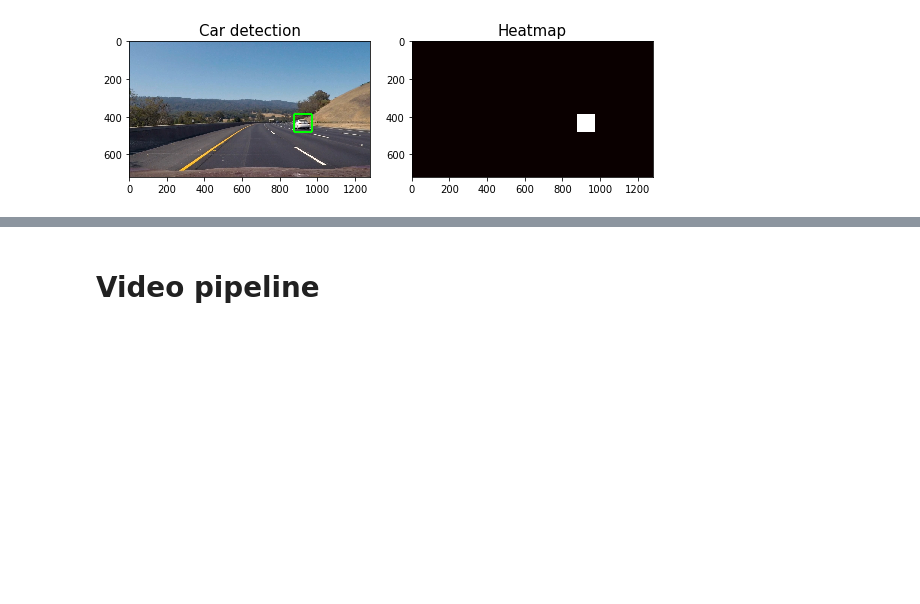
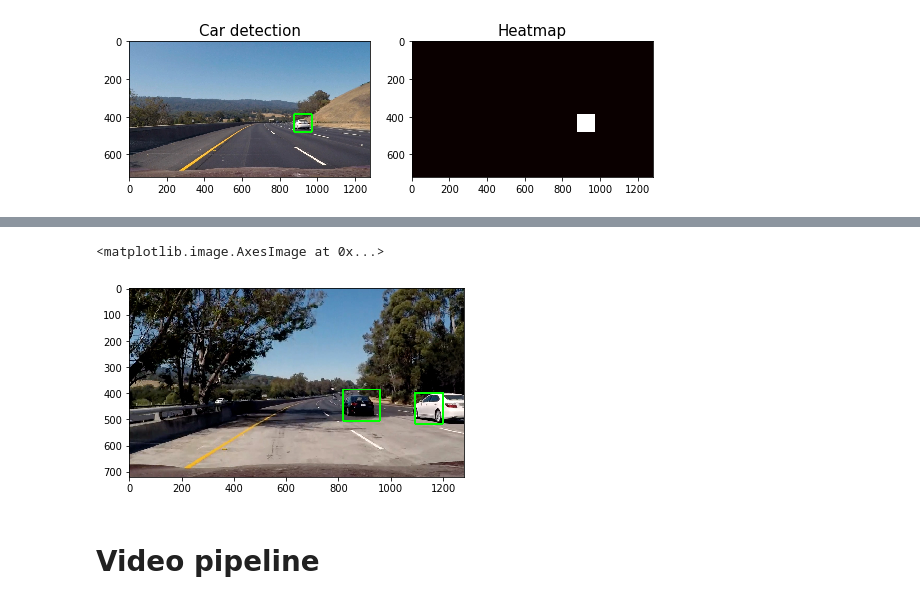
Before and after one commit to codeforlife22/Carnd-term1-p5, a Jupyter notebook: car_detection.ipynb, the cells around one changed output, grey strips where cells are left out. Saved outputs shown, nothing was run; the diff lists cells and outputs as text; code cells hidden in the pictures; blank space fills up the shorter version.

```diff
--- a/car_detection.ipynb
+++ b/car_detection.ipynb
@@ -547,3 +561,17 @@ plot_comparision_images(draw_img, heatmap, title1='Car detection', title2='Heatm
+# %%
+test_image = test_images[2]
+bbox_list = find_cars(test_image, svc, X_scaler, params)
+heatmap = np.zeros_like(test_image[:,:,0]).astype(np.float)
+heatmap = add_heat(heatmap, bbox_list)
+heatmap = apply_threshold(heatmap, threshold=2)
+heatmap = np.clip(heatmap, 0, 255)
+# Find final boxes from heatmap using label function
+labels = label(heatmap)
+draw_img = draw_labeled_bboxes(np.copy(test_image), labels)
+plt.imshow(draw_img)
+# %% [output]
+<matplotlib.image.AxesImage at 0x...>
+[figure, added]
 # %% [markdown]
 # Video pipeline
 # %%
```
Also changed, not shown: parts of 1 cell of this notebook.
